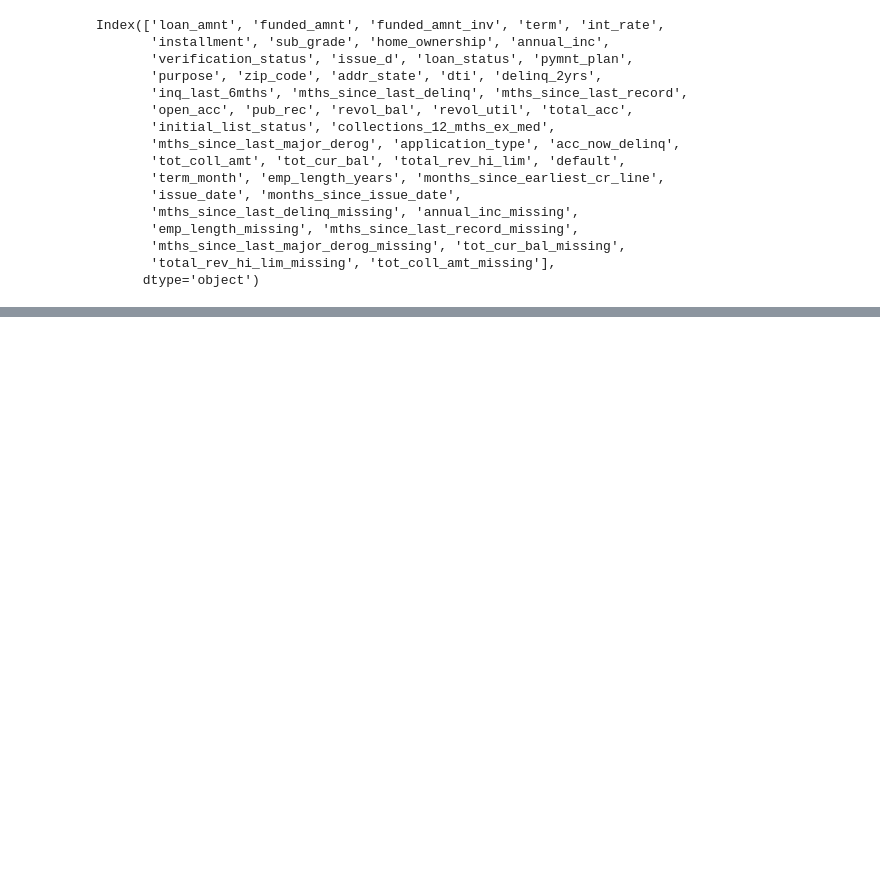
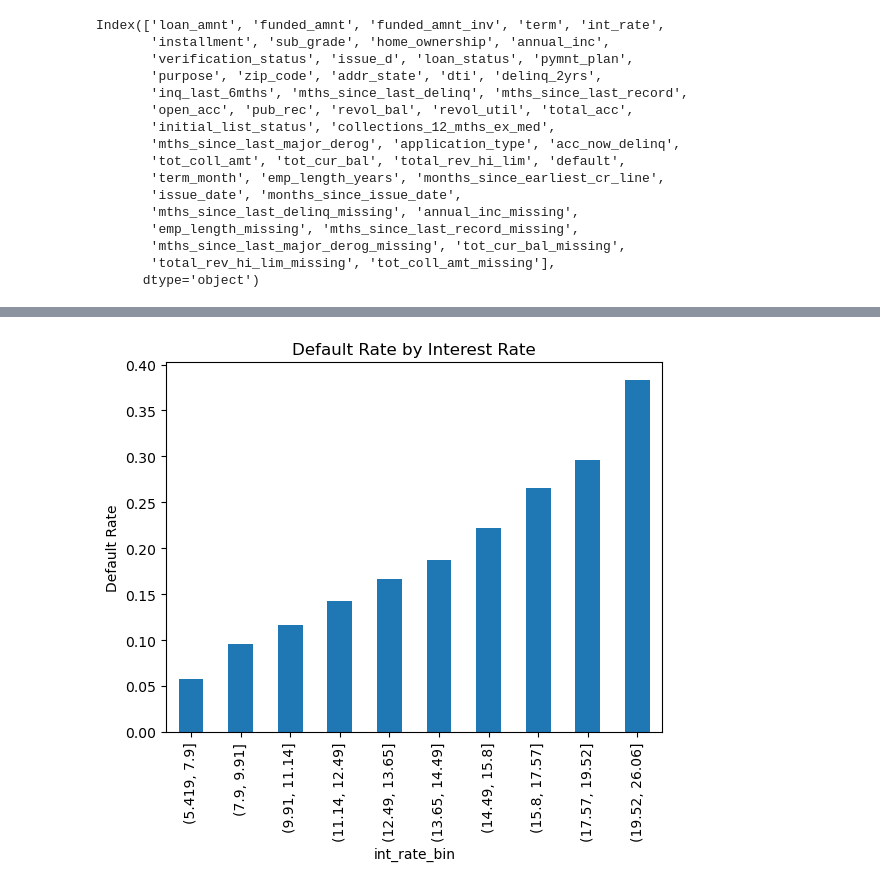
Before and after one commit to amitsrm3751-ctrl/credit-portfolio-vasicek-simulation, a Jupyter notebook: notebooks/02_variable_diagnostics.ipynb, the cells around one changed output, grey strips where cells are left out. Drawn from its saved outputs; the diff is of its cells as text; code cells hidden in the pictures; blank space fills up the shorter version.

```diff
--- a/notebooks/02_variable_diagnostics.ipynb
+++ b/notebooks/02_variable_diagnostics.ipynb
@@ -369,0 +372,5 @@ Index(['loan_amnt', 'funded_amnt', 'funded_amnt_inv', 'term', 'int_rate',
+# %%
+loan_data['int_rate_bin'] = pd.qcut(loan_data['int_rate'],q=10)
+# %%
+int_rate_event_rate = loan_data.groupby('int_rate_bin', observed = True)['default'].mean()
+int_rate_event_rate
@@ -369,0 +390,8 @@ Index(['loan_amnt', 'funded_amnt', 'funded_amnt_inv', 'term', 'int_rate',
+# %%
+int_rate_event_rate.plot(kind = 'bar')
+plt.ylabel("Default Rate")
+plt.title("Default Rate by Interest Rate")
+
+plt.show()
+# %% [output]
+[figure, added]
```
Also changed, not shown: parts of 13 cells of this notebook.
